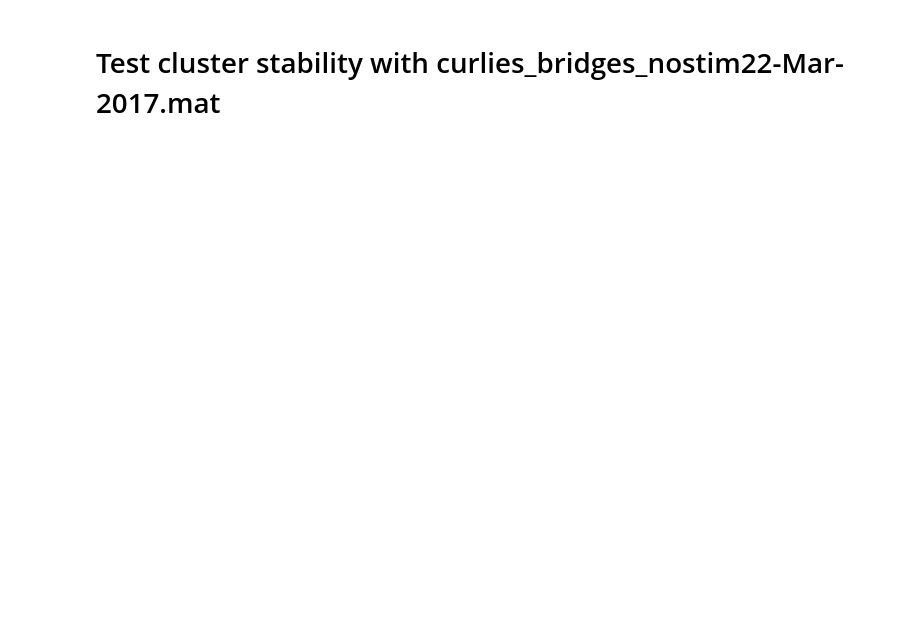
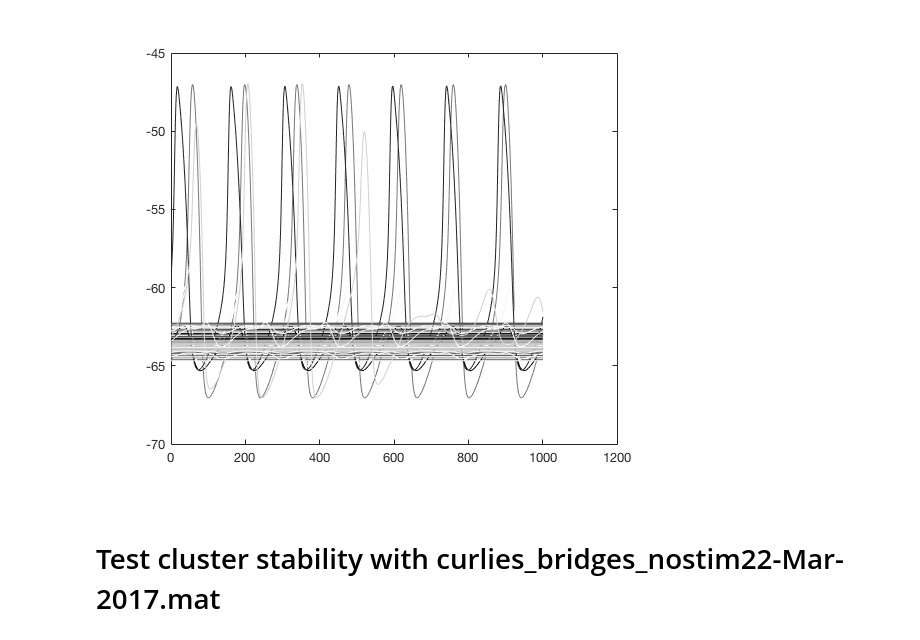
Before and after one commit to MRIO/OliveTree, a Jupyter notebook: notebooks/test stability 1.ipynb, the cells around one changed output. Drawn from its saved outputs; the diff is of its cells as text; code cells hidden in the pictures; blank space fills up the shorter version.

```diff
--- a/notebooks/test stability 1.ipynb
+++ b/notebooks/test stability 1.ipynb
@@ -4,3 +8,7 @@ workspace;
+# %%
+plot(sim{1}.networkHistory.V_soma(1:100,[1000:2000])')
+# %% [output]
+[figure, added]
 # %% [markdown]
 # Test cluster stability with curlies_bridges_nostim22-Mar-2017.mat
 # %%
```
Also changed, not shown: parts of 3 cells of this notebook, 8 other files.
